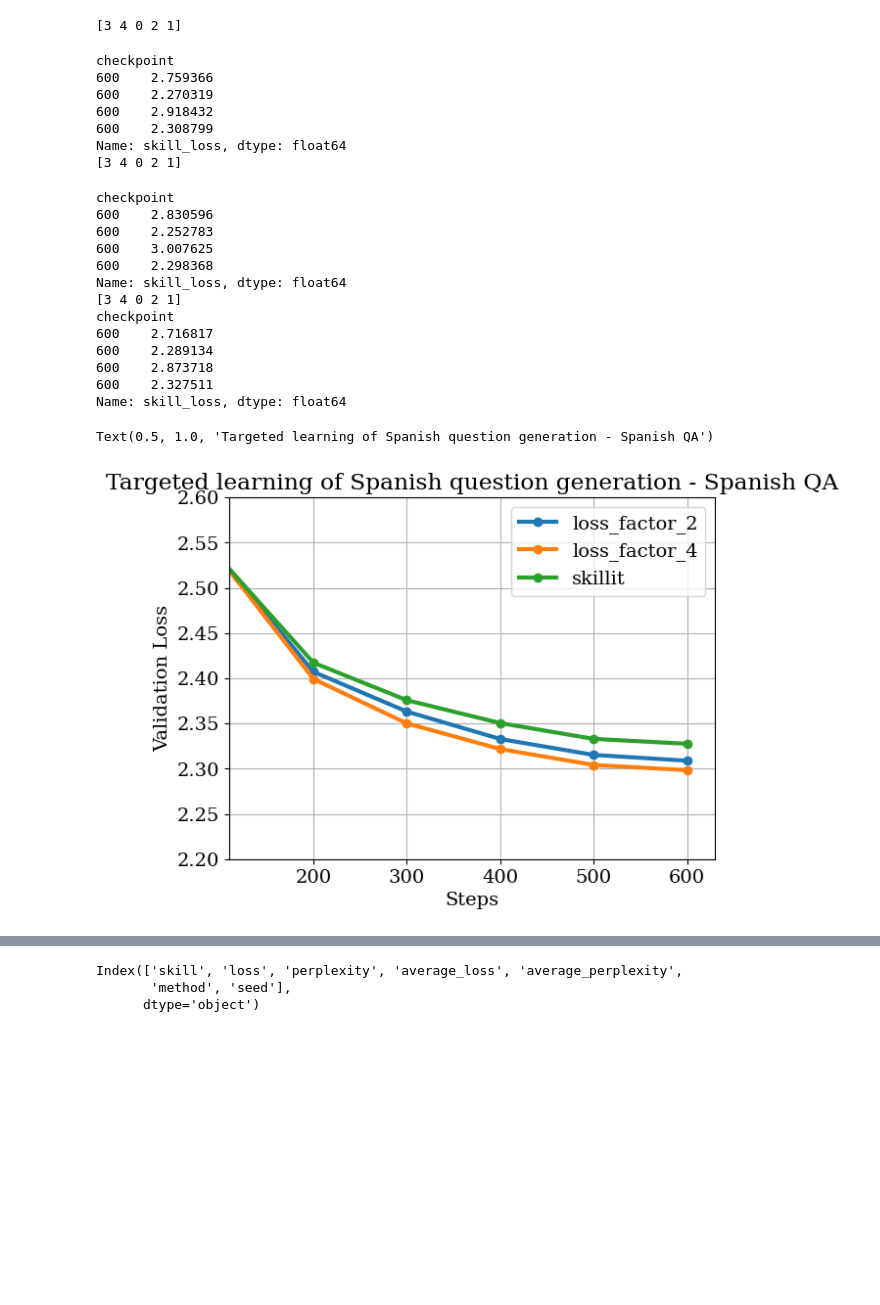
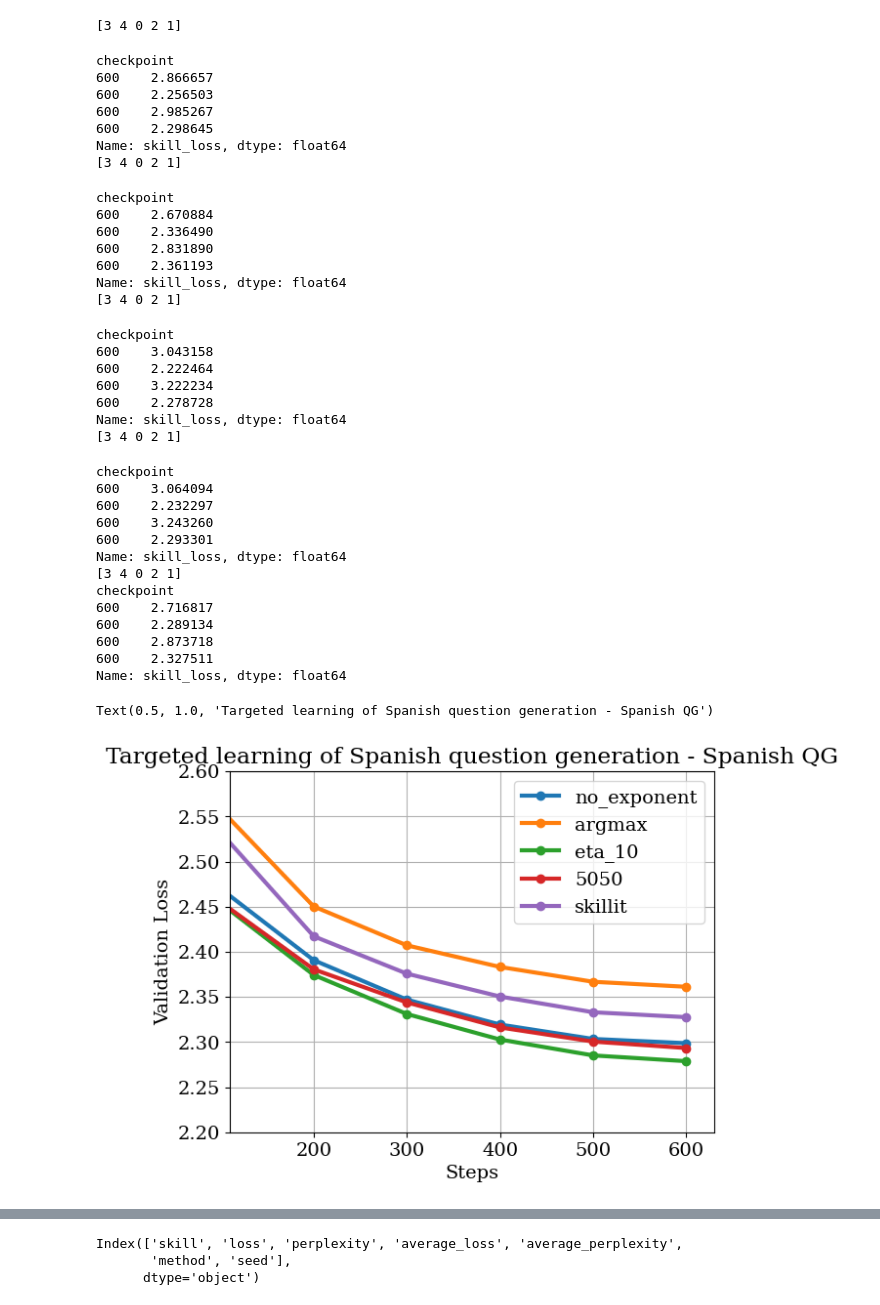
Before and after one commit to lbertge/skill-it, a Jupyter notebook: notebooks/spanish_qg_active_selection_modified_graph.ipynb, the cells around one changed output, grey strips where cells are left out. Cells and saved outputs as stored; diff of their text form; code cells hidden in the pictures; blank space fills up the shorter version.

Commit message:
Add modified graph plotting

```diff
--- a/notebooks/spanish_qg_active_selection_modified_graph.ipynb
+++ b/notebooks/spanish_qg_active_selection_modified_graph.ipynb
@@ -115,14 +120,22 @@ sorted(df_all.method.unique())
 
 
 methods = [
-    'loss_factor_2_ni_xlingual_600_mixture_question_answering_english_english_question_answer_targetmask_0001_mean_spanish_qg_normalized_greedy_100_eta_0.8_lookback_3_checkpoints',
-    'loss_factor_4_ni_xlingual_600_mixture_question_answering_english_english_question_answer_targetmask_0001_mean_spanish_qg_normalized_greedy_100_eta_0.8_lookback_3_checkpoints',
+    'skillit_no_exp_ni_xlingual_600_mixture_question_answering_english_english_question_answer_targetmask_0001_mean_spanish_qg_normalized_greedy_100_eta_0.8_lookback_3_checkpoints',
+    # 'loss_factor_2_ni_xlingual_600_mixture_question_answering_english_english_question_answer_targetmask_0001_mean_spanish_qg_normalized_greedy_100_eta_0.8_lookback_3_checkpoints',
+    # 'loss_factor_4_ni_xlingual_600_mixture_question_answering_english_english_question_answer_targetmask_0001_mean_spanish_qg_normalized_greedy_100_eta_0.8_lookback_3_checkpoints',
+    'skillit_argmax',
+    'skillit_large_eta_ni_xlingual_600_mixture_question_answering_english_english_question_answer_targetmask_0001_mean_spanish_qg_normalized_greedy_100_eta_10.0_lookback_3_checkpoints',
+    '5050_spanish_qg',
     'skillit_spanish_qg'
 ]
 
 labels = [
-    'loss_factor_2',
-    'loss_factor_4',
+    # 'loss_factor_2',
+    'no_exponent',
+    'argmax',
+    'eta_10',
+    # 'loss_factor_4',
+    '5050',
     'skillit'
 ]
 # labels = ["0_50_0_50", "50_50 QAQG"]
@@ -163,49 +176,63 @@ for i, method in enumerate(methods):
 
     df_shuffled = df_all.loc[df_all.method == method].sort_index()
     print(df_shuffled.seed.unique())
     df_shuffled = df_shuffled.loc[df_shuffled.seed.isin(seeds)]
     df_overall = df_shuffled.groupby([df_shuffled.index]).apply(lambda x: aggregate_skill(x, ppl=False)).reset_index()
     df_shuffled = df_shuffled.groupby([df_shuffled.index, "skill"]).apply(lambda x: aggregate_skill(x, ppl=False)).reset_index()
     df_shuffled.set_index("checkpoint", inplace=True)
     df_overall.set_index("checkpoint", inplace=True)
     df_overall.drop([0], inplace=True)
 
     df_shuffled.loc[df_shuffled.skill == "question_generation_spanish_spanish"].skill_loss.plot(marker="o", label=labels[i], lw=3)
     print(df_shuffled.loc[df_shuffled.index == df_shuffled.index.max()].skill_loss)
 
 
 
 plt.xlim(110, )
 plt.ylim(2.2, 2.6)
 plt.xlabel("Steps")
 plt.ylabel("Validation Loss")
 plt.legend(loc='upper right')
 plt.grid()
 plt.title("Targeted learning of Spanish question generation - Spanish QG")
 # %% [output]
 [3 4 0 2 1]
 checkpoint
-600    2.759366
-600    2.270319
-600    2.918432
-600    2.308799
+600    2.866657
+600    2.256503
+600    2.985267
+600    2.298645
 Name: skill_loss, dtype: float64
 [3 4 0 2 1]
 checkpoint
-600    2.830596
-600    2.252783
-600    3.007625
-600    2.298368
+600    2.670884
+600    2.336490
+600    2.831890
+600    2.361193
 Name: skill_loss, dtype: float64
 [3 4 0 2 1]
-checkpoint
-600    2.716817
-600    2.289134
-600    2.873718
-600    2.327511
-Name: skill_loss, dtype: float64
-Text(0.5, 1.0, 'Targeted learning of Spanish question generation - Spanish QA')
+checkpoint
+600    3.043158
+600    2.222464
+600    3.222234
+600    2.278728
+Name: skill_loss, dtype: float64
+[3 4 0 2 1]
+checkpoint
+600    3.064094
+600    2.232297
+600    3.243260
+600    2.293301
+Name: skill_loss, dtype: float64
+[3 4 0 2 1]
+checkpoint
+600    2.716817
+600    2.289134
+600    2.873718
+600    2.327511
+Name: skill_loss, dtype: float64
+Text(0.5, 1.0, 'Targeted learning of Spanish question generation - Spanish QG')
-[figure, old version]
+[figure, new version]
 # %%
 methods = [
     'skillit_all_skills_ni_xlingual_600_mixture_question_answering_english_english_question_answer_targetmask_1111_mean_spanish_qg_normalized_greedy_100_eta_0.8_lookback_3_checkpoints',
```
Also changed, not shown: parts of 4 cells of this notebook, 1 other file.
